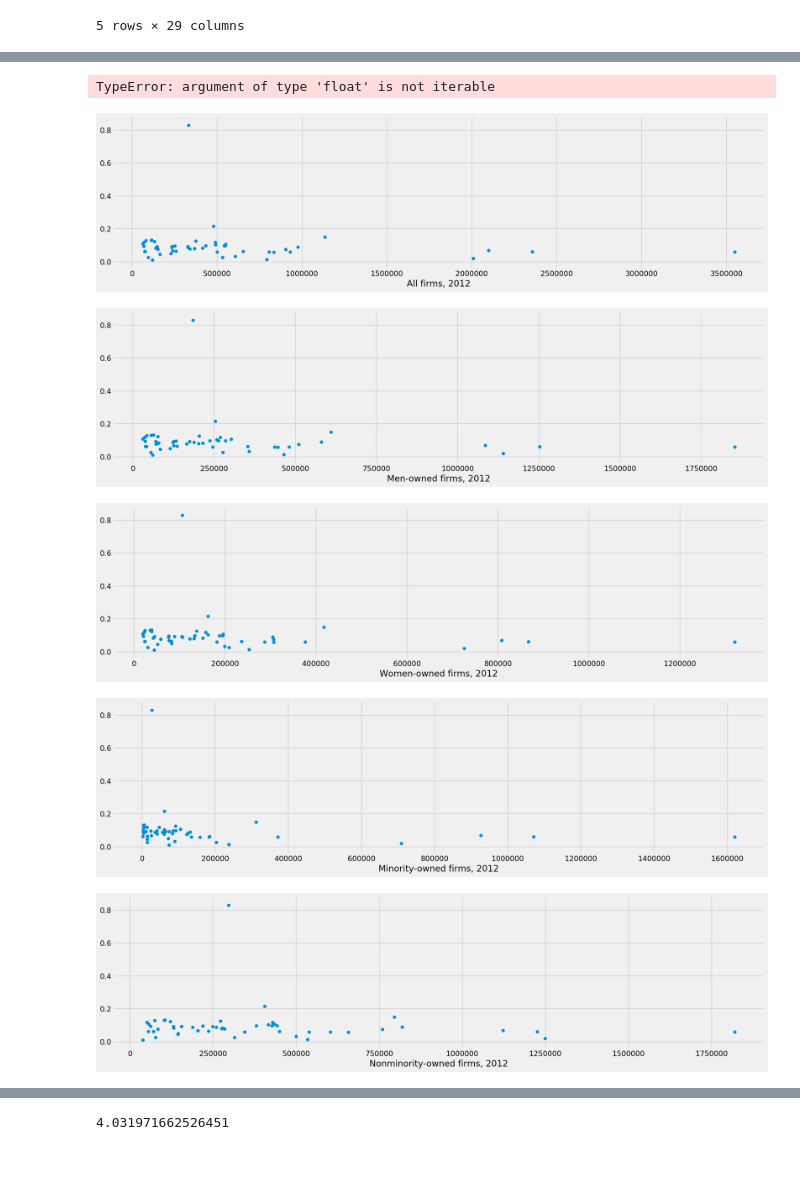
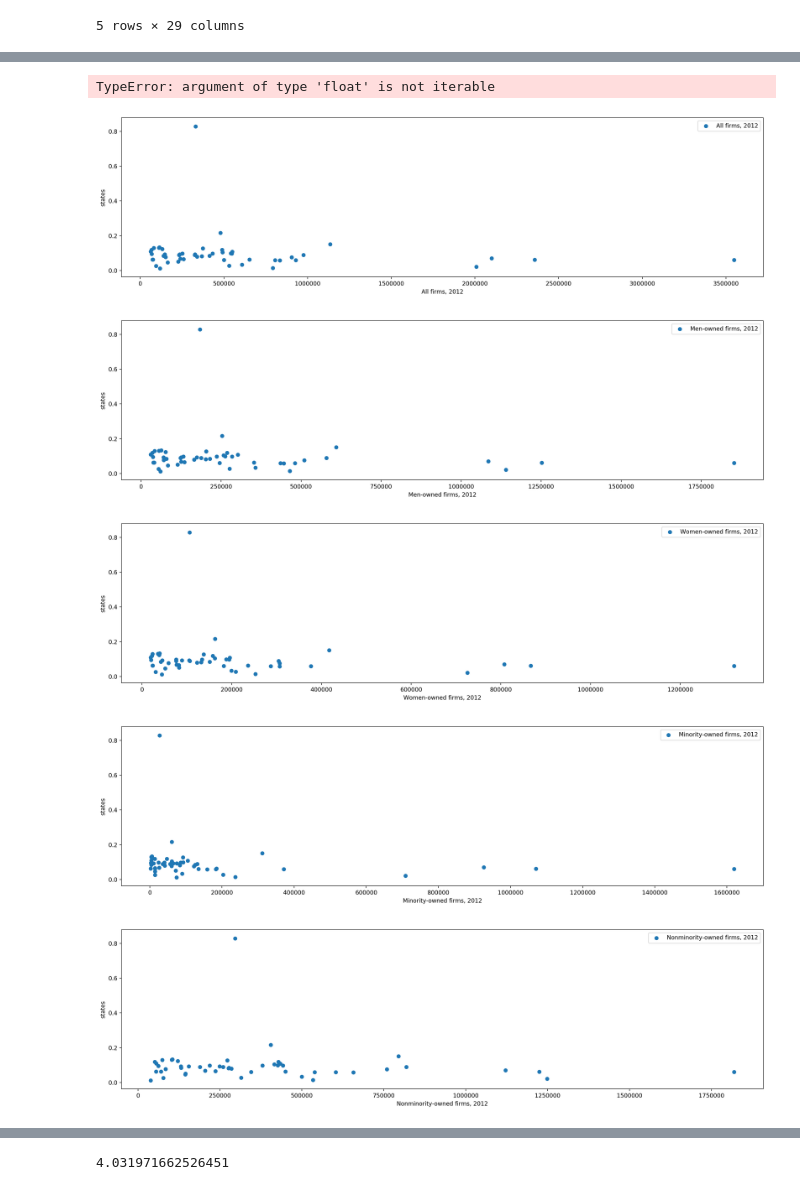
Before and after one commit to abhinav3/FBI-Gun-Data-Analysis, a Jupyter notebook: FBI-NICS-DATA-ANALYSATION.ipynb, the cells around one changed output, grey strips where cells are left out. Drawn from its saved outputs; the diff is of its cells as text; code cells hidden in the pictures; blank space fills up the shorter version.

```diff
--- a/FBI-NICS-DATA-ANALYSATION.ipynb
+++ b/FBI-NICS-DATA-ANALYSATION.ipynb
@@ -237,14 +306,8 @@ result.nlargest(5,'Gun_Per_Capital_2016')
 # %%
-fact = result.drop(['Gun_Per_Capital_2010','state','FIPS Code','2016_totals','2010_totals'],axis=1)
+fact = result.drop(['Gun_Per_Capital_2010','FIPS Code','2016_totals','2010_totals'],axis=1)
+#We'll fill NAN values as 0 so that it down't break the plotting.
 fact.fillna(0, inplace=True)
 fact.head()
-
-#fact.dtypes
-
-#fact[list(fact)] = fact[list(fact)].fillna(0)
-#fact = fact.astype(int)
-#fact.tail()
-#fact.dtypes
 # %% [output]
 A value is trying to be set on a copy of a slice from a DataFrame
 
@@ -260,25 +323,22 @@ See the caveats in the documentation: http://pandas.pydata.org/pandas-docs/stabl
 # %%
-#create scatter plot for all the fact variable in speparate figure by Name Group
+# we create a scatter plot for all the fact variable in speparate figure by Name Group
 
 #figure1: firms related Variable and Gun_Per_Capital
 #Use for loop to create scatter plot for  firms variable in one figure
-#TODO : need help while iterating heterogeneous data type loops as gettign error as : "argument of type 'float' is not iterable"
+#TODO : Need help while iterating heterogeneous data type loops as gettign error as : "argument of type 'float' is not iterable"
 #Also, how do I plot all in one plot with legend?
-# plt.figure(figsize=(20,5))
 for col in list(fact):
     #print(type(col))
     if 'firms' in col:
         plt.figure(figsize=(20,5))
         plt.scatter(fact[col], fact['Gun_Per_Capital_2016'], label =col)
         plt.xlabel(col)
-
-plt.ylabel("Gun_Per_Capital_2016")
-plt.legend()
-plt.show()
+        plt.ylabel('states')
+        plt.legend()
 # %% [output]
 TypeError: argument of type 'float' is not iterable
-[figure, old version]
+[figure, new version]
-[figure, old version]
+[figure, new version]
-[figure, old version]
+[figure, new version]
-[figure, old version]
+[figure, new version]
-[figure, old version]
+[figure, new version]
```
Also changed, not shown: parts of 71 cells of this notebook.
